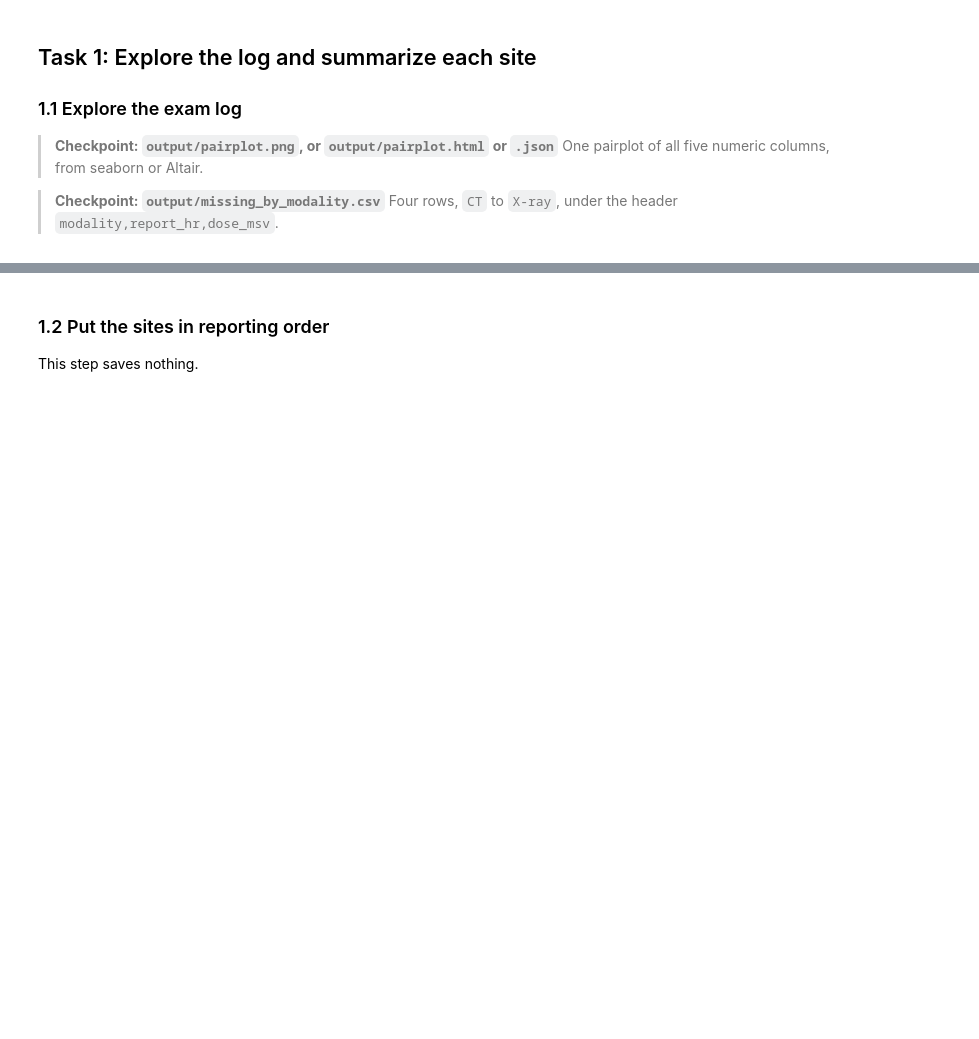
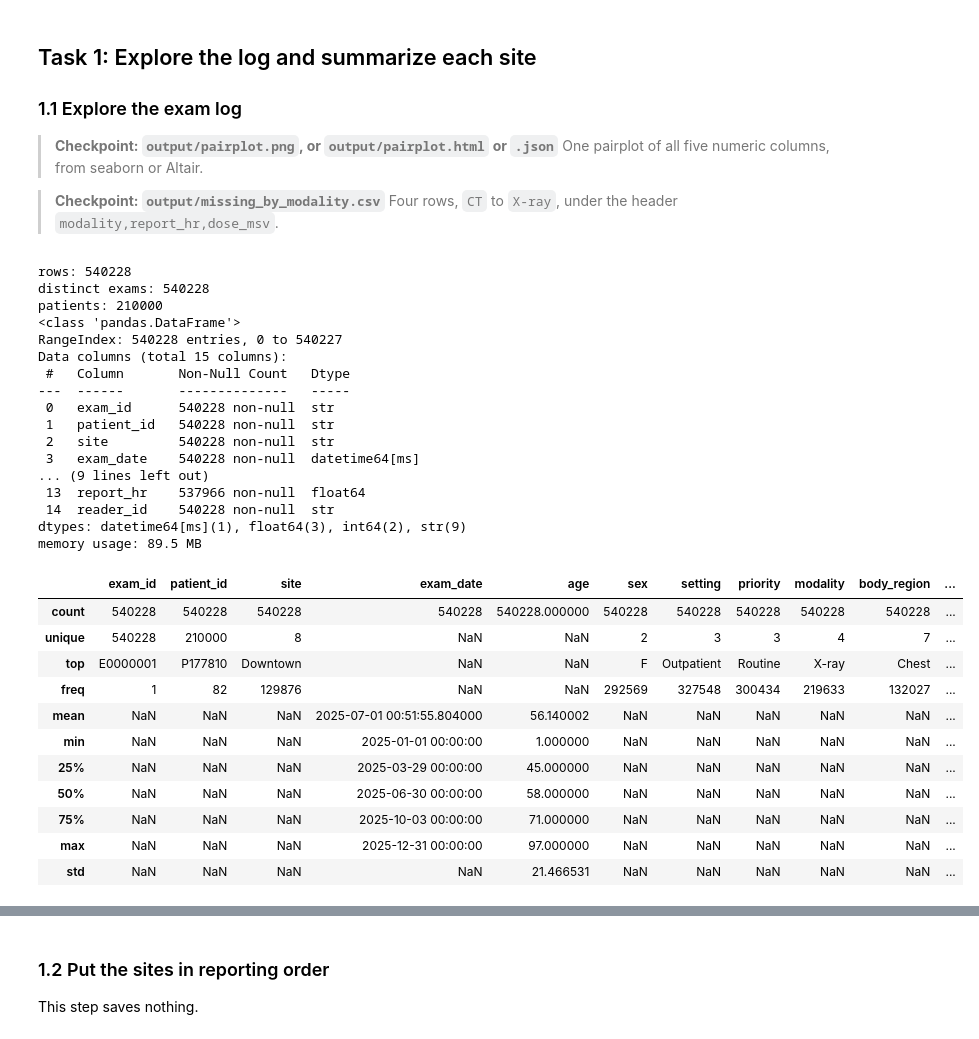
Before and after one commit to Mattold/ds217-26f-08, a Jupyter notebook: assignment.ipynb, the cells around one changed output, grey strips where cells are left out. Saved outputs shown, nothing was run; the diff lists cells and outputs as text; code cells hidden in the pictures; blank space fills up the shorter version.

```diff
--- a/assignment.ipynb
+++ b/assignment.ipynb
@@ -54,11 +65,42 @@ exams.head()
 > **Checkpoint: `output/missing_by_modality.csv`**
 > Four rows, `CT` to `X-ray`, under the header `modality,report_hr,dose_msv`.
 # %%
-distinct_exams = None  # TODO (README 1.1 step 1): distinct exam_id values
-patients = None  # TODO (README 1.1 step 1): distinct patient_id values
+distinct_exams = exams["exam_id"].nunique()
+patients = exams["patient_id"].nunique()
 print("rows:", len(exams))
 print("distinct exams:", distinct_exams)
 print("patients:", patients)
 
-# TODO (README 1.1 step 2): info() and describe()
+exams.info()
+display(exams.describe(include="all"))
+# %% [output]
+rows: 540228
+distinct exams: 540228
+patients: 210000
+<class 'pandas.DataFrame'>
+RangeIndex: 540228 entries, 0 to 540227
+Data columns (total 15 columns):
+ #   Column       Non-Null Count   Dtype
+---  ------       --------------   -----
+ 0   exam_id      540228 non-null  str
+ 1   patient_id   540228 non-null  str
+ 2   site         540228 non-null  str
+ 3   exam_date    540228 non-null  datetime64[ms]
+... (9 lines left out)
+ 13  report_hr    537966 non-null  float64
+ 14  reader_id    540228 non-null  str
+dtypes: datetime64[ms](1), float64(3), int64(2), str(9)
+memory usage: 89.5 MB
+|  | exam_id | patient_id | site | exam_date | age | sex | setting | priority | modality | body_region | ... |
+| count | 540228 | 540228 | 540228 | 540228 | 540228.000000 | 540228 | 540228 | 540228 | 540228 | 540228 | ... |
+| unique | 540228 | 210000 | 8 | NaN | NaN | 2 | 3 | 3 | 4 | 7 | ... |
+| top | E0000001 | P177810 | Downtown | NaN | NaN | F | Outpatient | Routine | X-ray | Chest | ... |
+| freq | 1 | 82 | 129876 | NaN | NaN | 292569 | 327548 | 300434 | 219633 | 132027 | ... |
+| mean | NaN | NaN | NaN | 2025-07-01 00:51:55.804000 | 56.140002 | NaN | NaN | NaN | NaN | NaN | ... |
+| min | NaN | NaN | NaN | 2025-01-01 00:00:00 | 1.000000 | NaN | NaN | NaN | NaN | NaN | ... |
+| 25% | NaN | NaN | NaN | 2025-03-29 00:00:00 | 45.000000 | NaN | NaN | NaN | NaN | NaN | ... |
+| 50% | NaN | NaN | NaN | 2025-06-30 00:00:00 | 58.000000 | NaN | NaN | NaN | NaN | NaN | ... |
+| 75% | NaN | NaN | NaN | 2025-10-03 00:00:00 | 71.000000 | NaN | NaN | NaN | NaN | NaN | ... |
+| max | NaN | NaN | NaN | 2025-12-31 00:00:00 | 97.000000 | NaN | NaN | NaN | NaN | NaN | ... |
+| std | NaN | NaN | NaN | NaN | 21.466531 | NaN | NaN | NaN | NaN | NaN | ... |
 # %%
```
Also changed, not shown: parts of 13 cells of this notebook.
